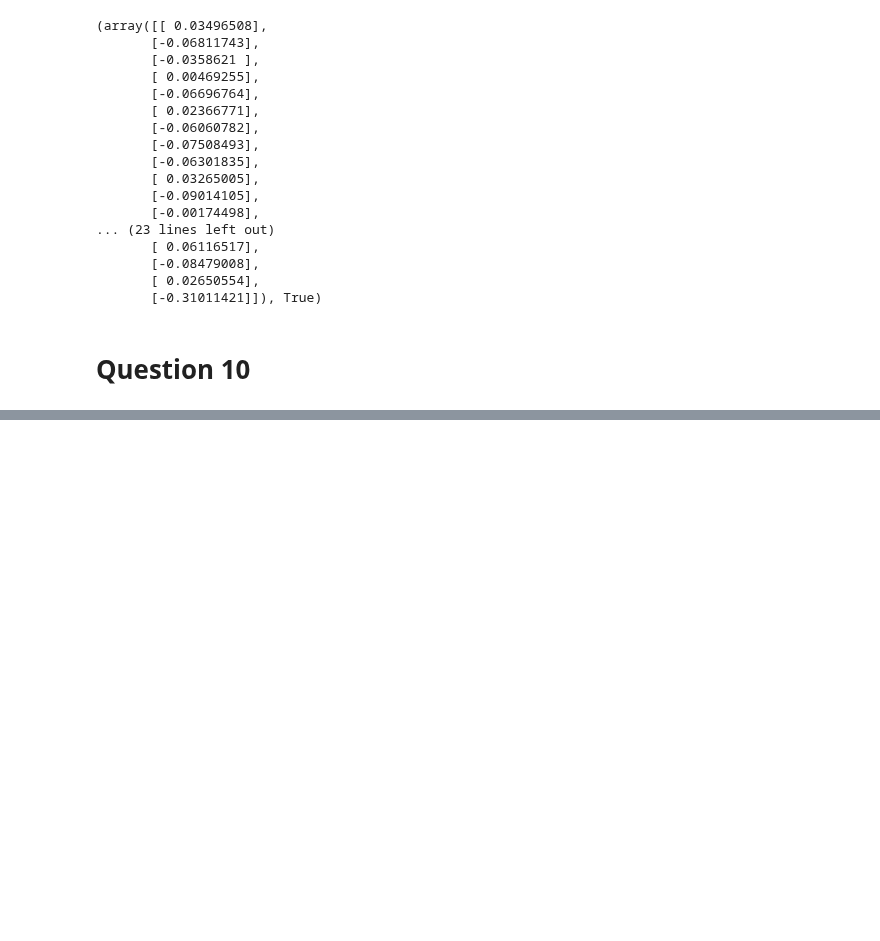
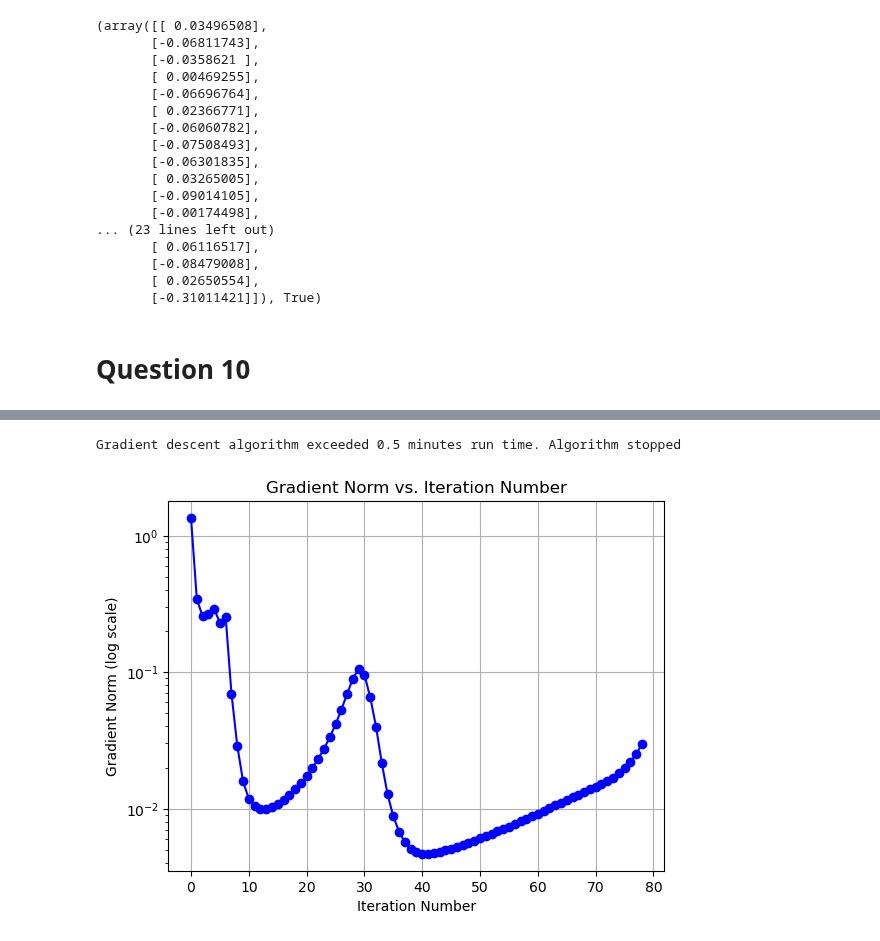
Before and after one commit to gzein/ContOpt_HW2, a Jupyter notebook: ContOpt_HW2.ipynb, the cells around one changed output, grey strips where cells are left out. Saved outputs shown, nothing was run; the diff lists cells and outputs as text; code cells hidden in the pictures; blank space fills up the shorter version.

```diff
--- a/ContOpt_HW2.ipynb
+++ b/ContOpt_HW2.ipynb
@@ -524,0 +511,66 @@ Reached time limit of 30s!
+# %%
+# Question 13
+
+# backtracking line search to find alpha value
+def alpha_finder(f: callable, del_f: callable, x: np.array, alpha: float, c=10**(-4), step=0.5) -> float:
+    #calculate f value, gradient and norm squared outside of while loop to save computatiion
+    f_x = f(x,P,y)
+    del_fx = del_f(x,P)
+    del_fx_norm_squared =np.linalg.norm(del_fx)**2
+    #alpha finder (backtracking line search)
+    while (f_x - f(x-alpha*del_fx,P,y)) < c*alpha*del_fx_norm_squared:
+        alpha = step * alpha
+    return alpha
+
+#implementation of gd using backtracking line search with dynamic alpha
+def armijo_line_search_more(f: callable, del_f: callable, x0: List[float], alpha=0.5,c=10**(-4), tol=10**(-4), max_time = 30, e_threshold = 10**(-3)) -> Tuple[np.ndarray,np.ndarray,np.ndarray]:
+
+    # intitialising and assigning values
+    initial_time = time.time()
+    time_array = [0]
+    x_approximations = [x0]
+    #initialise gradient and gradient norm
+    del_fx1= del_f(x0,P)
+    del_fx1norm = np.linalg.norm(del_fx1)
+    #initialise array gradient norms and k
+    gradient_norm_values = [del_fx1norm]
+    k=0
+
+    # body of function
+    while (del_fx1norm > tol):
+        #calculate which iteration we're on
+        k = k+1
+        #calculate alpha using armijo line search
+        alpha = alpha_finder(f, del_f, x0, alpha,c)
+        #calculate new xk value
+        x0 = x0 - alpha * del_fx1
+        x_approximations.append(x0)
+        #calculate gradient and gradient norm
+        del_fx1= del_f(x0,P)
+        del_fx1norm = np.linalg.norm(del_fx1)
+        #updating time and gradient_norm array
+        gradient_norm_values.append(del_fx1norm)
+        time_array.append(time.time()-initial_time)
+
+
+        # testing to see if algorithm exceeds runtime
+        if (time_array[-1] - time_array[0]) > max_time:
+            print(f"Gradient descent algorithm exceeded {max_time/60} minutes run time. Algorithm stopped")
+            break
+
+        # testing to see if the incremental steps from the gradient are too small (used to test if we're already close to the solution)
+        if (np.abs(gradient_norm_values[0] - gradient_norm_values[-1])) < e_threshold:
+            print(f"Ratio of Gradient norms (|G[f]xk|,|G[f]x0|) was less than {e_threshold} for {k}th iteration, algorithm stopped")
+            break
+
+    return np.array(x_approximations),np.array(gradient_norm_values),np.array(time_array)
+
+
+#x0
+x0 = X0.flatten(order='F').reshape(d*K,1) #x0
+#running armijo line search GD with rho = 0.8, c = 10^-4 for 3 mins and store value of greadient norms and runtime
+x_min2, grad_norms4, runtime2 = armijo_line_search_more(f, grad_f,x0,0.8, 10**(-4))
+plot_gradient_norm(grad_norms4);
+# %% [output]
+Gradient descent algorithm exceeded 0.5 minutes run time. Algorithm stopped
+[figure, added]
```
Also changed, not shown: parts of 8 cells of this notebook.
